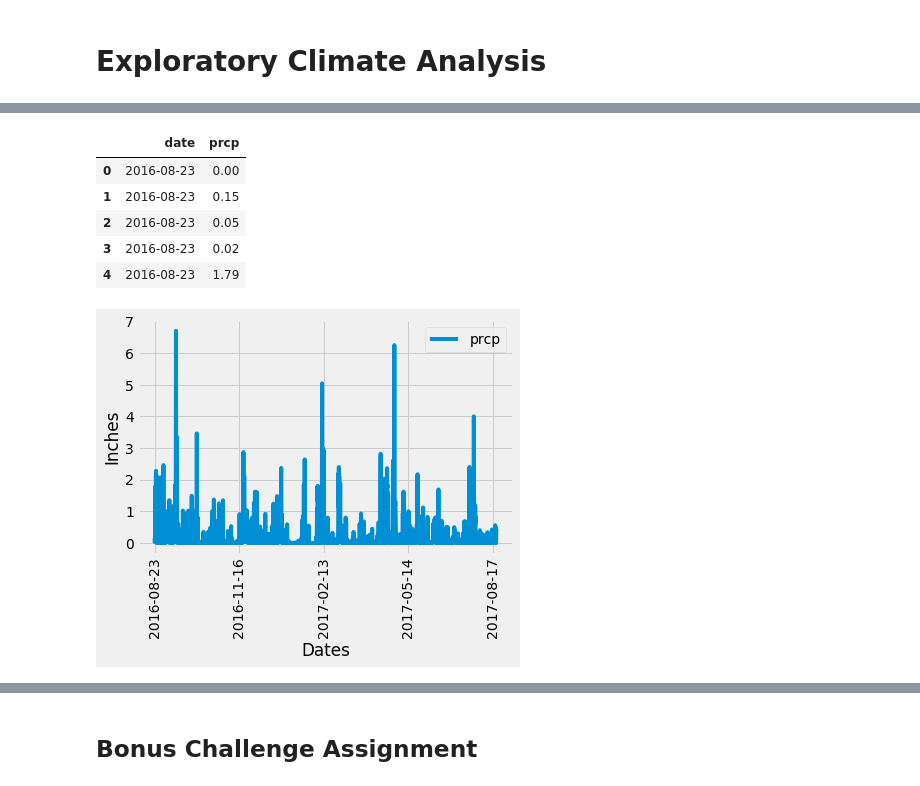
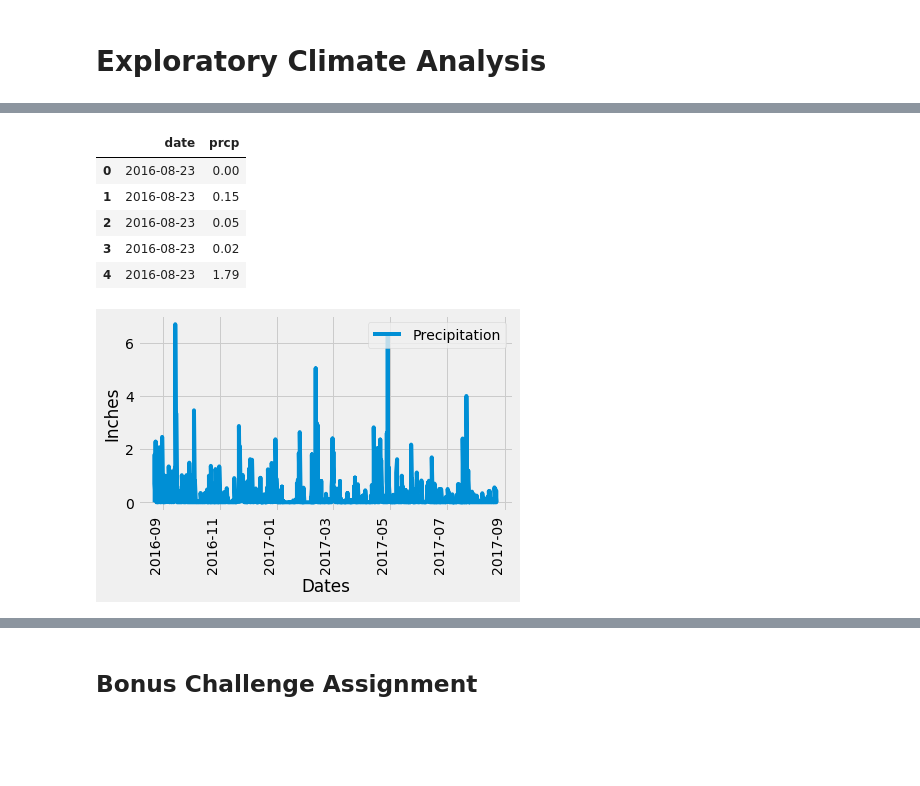
Before and after one commit to kguralpdx/sqlalchemy-challenge, a Jupyter notebook: climate_starter.ipynb, the cells around one changed output, grey strips where cells are left out. Saved outputs shown, nothing was run; the diff lists cells and outputs as text; code cells hidden in the pictures; blank space fills up the shorter version.

```diff
--- a/climate_starter.ipynb
+++ b/climate_starter.ipynb
@@ -141,22 +134,32 @@ precipitation_df.head()
-# %%
-#precipitation_df.set_index('date').head()
-precipitation_df.set_index('date')
-precipitation_df.sort_values("date")
-precipitation_df.head()
-# %% [output]
-|  | date | prcp |
-| 0 | 2016-08-23 | 0.00 |
-| 1 | 2016-08-23 | 0.15 |
-| 2 | 2016-08-23 | 0.05 |
-| 3 | 2016-08-23 | 0.02 |
-| 4 | 2016-08-23 | 1.79 |
+# %%
+# Save the query results as a Pandas DataFrame
+precipitation_df = pd.DataFrame(precipitation)
+
+# Change the date column to be a date data type
+precipitation_df['date'] = pd.to_datetime(precipitation_df['date'], format='%Y-%m-%d')
+
+# Set the index to the date column
+precipitation_df.set_index('date')
+
+# Sort the dataframe by date
+precipitation_df.sort_values("date")
+
+precipitation_df.head()
+# %% [output]
+|  | date | prcp |
+| 0 | 2016-08-23 | 0.00 |
+| 1 | 2016-08-23 | 0.15 |
+| 2 | 2016-08-23 | 0.05 |
+| 3 | 2016-08-23 | 0.02 |
+| 4 | 2016-08-23 | 1.79 |
 # %%
+# Use Pandas Plotting with Matplotlib to plot the data
 precipitation_df.plot('date', 'prcp')
 plt.xlabel('Dates')
 plt.ylabel("Inches")
-plt.legend(["prcp"], loc="upper right")
+plt.legend(["Precipitation"], loc="upper right")
 plt.xticks(rotation=90)
 
 plt.show()
 # %% [output]
-[figure, old version]
+[figure, new version]
```
Also changed, not shown: parts of 19 cells of this notebook.
